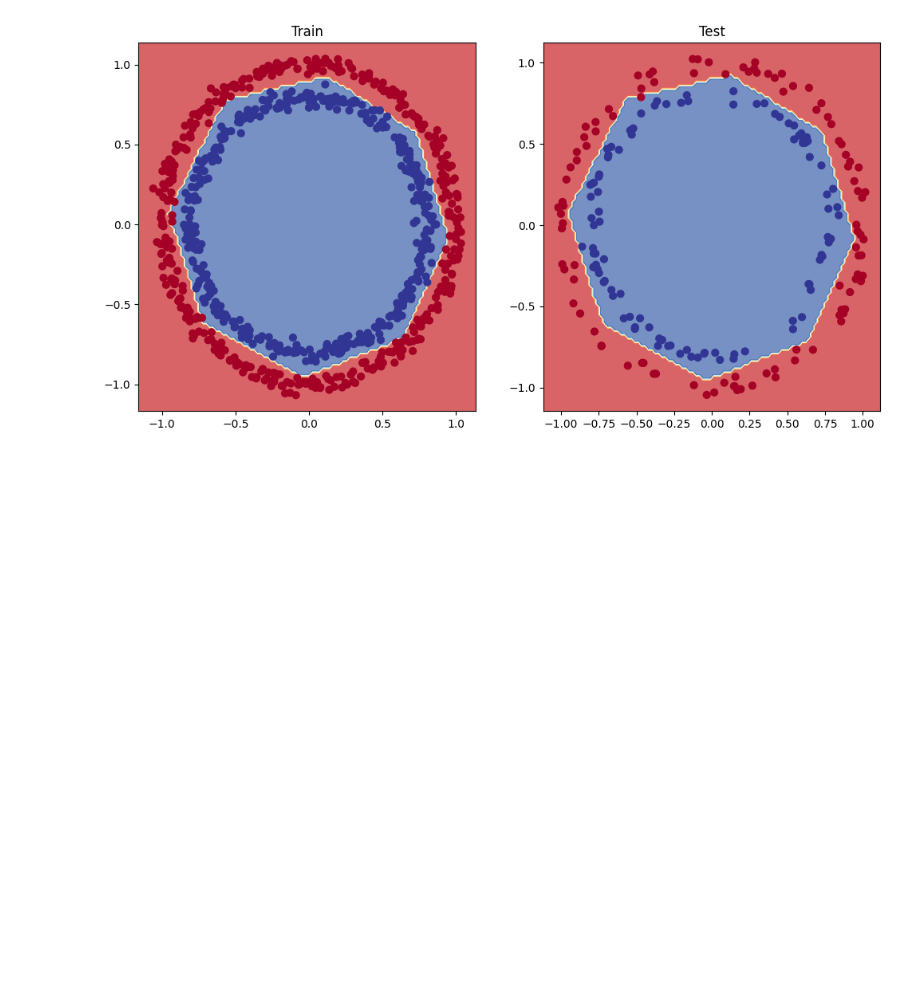
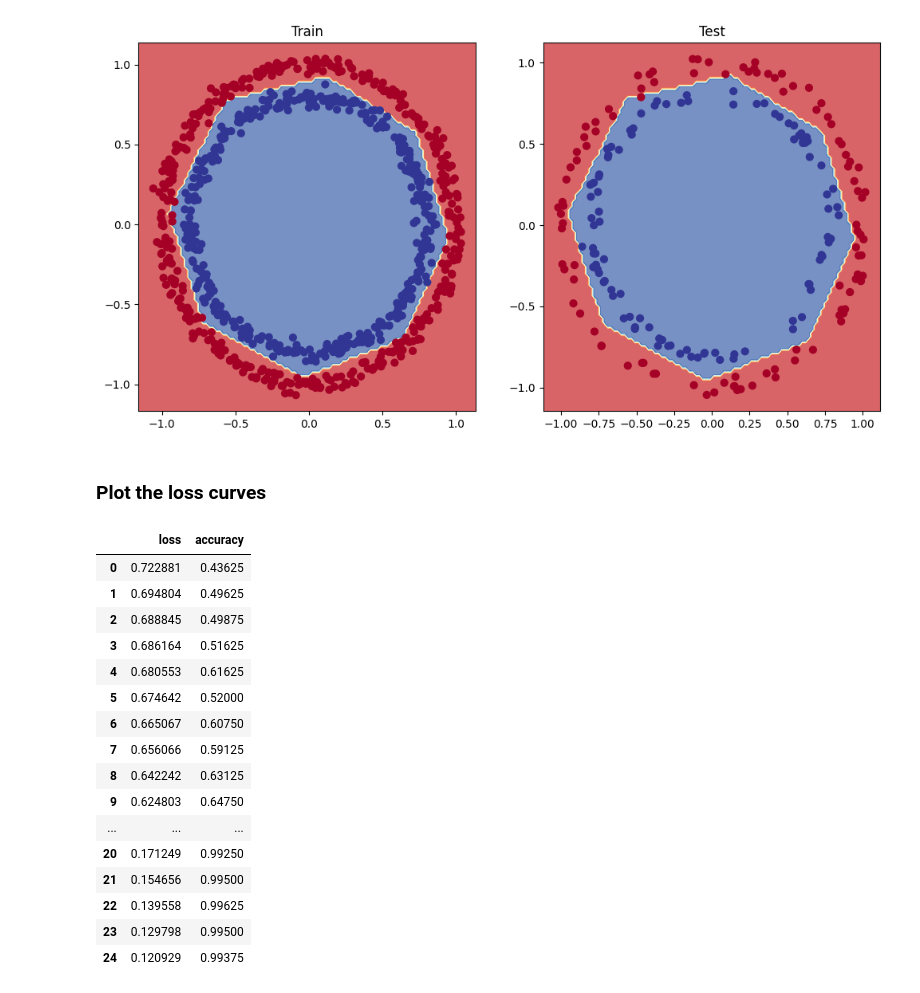
Before and after one commit to akshaygp18/TensorFlow-, a Jupyter notebook: notebook/Neural_network_classification.ipynb, the cells around one changed output. Drawn from its saved outputs; the diff is of its cells as text; code cells hidden in the pictures; blank space fills up the shorter version.

```diff
--- a/notebook/Neural_network_classification.ipynb
+++ b/notebook/Neural_network_classification.ipynb
@@ -623,3 +623,26 @@ doing binary classification
 313/313 [==============================] - 0s 561us/step
 doing binary classification
 [figure]
+# %% [markdown]
+### Plot the loss curves
+# %%
+# Convert the history object into a DataFrame
+pd.DataFrame(history.history)
+# %% [output]
+|  | loss | accuracy |
+| 0 | 0.722881 | 0.43625 |
+| 1 | 0.694804 | 0.49625 |
+| 2 | 0.688845 | 0.49875 |
+| 3 | 0.686164 | 0.51625 |
+| 4 | 0.680553 | 0.61625 |
+| 5 | 0.674642 | 0.52000 |
+| 6 | 0.665067 | 0.60750 |
+| 7 | 0.656066 | 0.59125 |
+| 8 | 0.642242 | 0.63125 |
+| 9 | 0.624803 | 0.64750 |
+| ... | ... | ... |
+| 20 | 0.171249 | 0.99250 |
+| 21 | 0.154656 | 0.99500 |
+| 22 | 0.139558 | 0.99625 |
+| 23 | 0.129798 | 0.99500 |
+| 24 | 0.120929 | 0.99375 |
```
Also changed, not shown: parts of 2 cells of this notebook.
